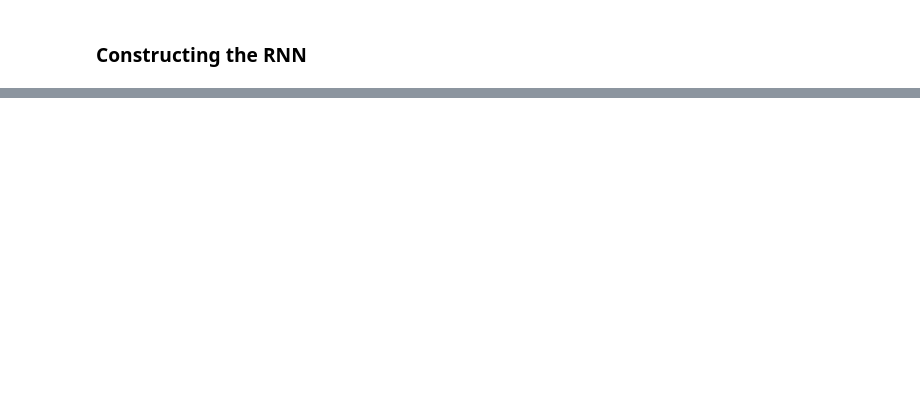
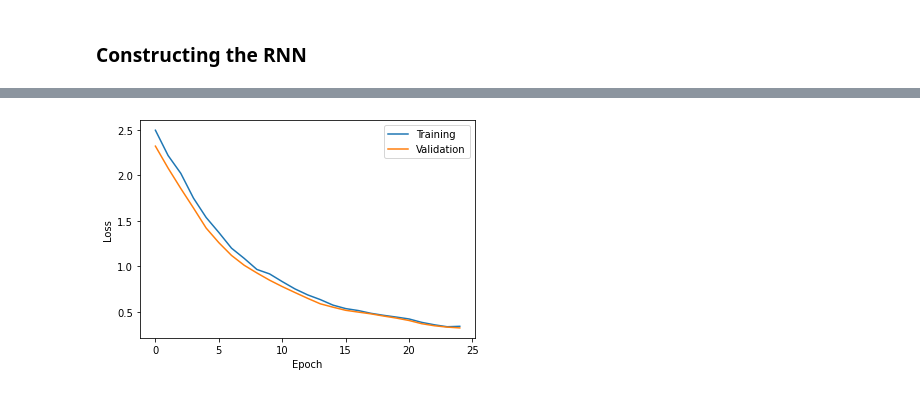
Before and after one commit to benlevyx/modelling-infectious-disease, a Jupyter notebook: notebooks/rnn_timeseries_experimentation.ipynb, the cells around one changed output, grey strips where cells are left out. Cells and saved outputs as stored; diff of their text form; code cells hidden in the pictures; blank space fills up the shorter version.

```diff
--- a/notebooks/rnn_timeseries_experimentation.ipynb
+++ b/notebooks/rnn_timeseries_experimentation.ipynb
@@ -68,10 +41,0 @@ len(X_train), len(X_test)
-# %%
-# Processing with tensorflow
-BATCH_SIZE = 256
-BUFFER_SIZE = 1000
-
-ds_train = tf.data.Dataset.from_tensor_slices((X_train, y_train))
-ds_train = ds_train.cache().shuffle(BUFFER_SIZE).batch(BATCH_SIZE).repeat()
-
-ds_test = tf.data.Dataset.from_tensor_slices((X_test, y_test))
-ds_test = ds_test.cache().shuffle(BUFFER_SIZE).batch(BATCH_SIZE).repeat()
@@ -139,0 +194,7 @@ plotting.plot_time_series_prediction(X_eval, y_eval, y_pred)
+# %%
+history_size = 50
+target_size = 5
+ds_train, ds_test = prepare_data(df_flu['wili'].values, df_flu['state'].values,
+                                 history_size=history_size, target_size=target_size)
+lstm2 = make_simple_lstm(history_length=history_size, target_length=target_size)
+lstm2.summary()
@@ -139,0 +214,6 @@ plotting.plot_time_series_prediction(X_eval, y_eval, y_pred)
+# %%
+EPOCHS = 25
+STEPS_PER_EPOCH = 50
+history2 = lstm2.fit(ds_train, epochs=EPOCHS, validation_data=ds_test,
+                     steps_per_epoch=STEPS_PER_EPOCH,
+                     validation_steps=50)
@@ -139,0 +238,4 @@ plotting.plot_time_series_prediction(X_eval, y_eval, y_pred)
+# %%
+plotting.plot_history(history2)
+# %% [output]
+[figure, added]
```
Also changed, not shown: parts of 25 cells of this notebook.
